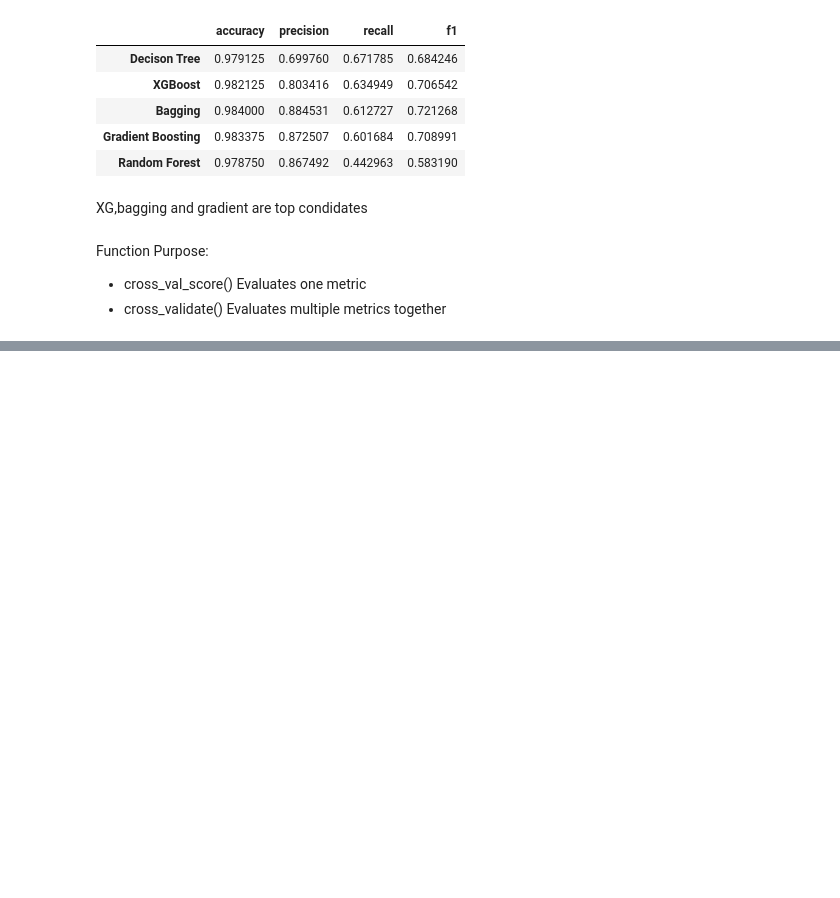
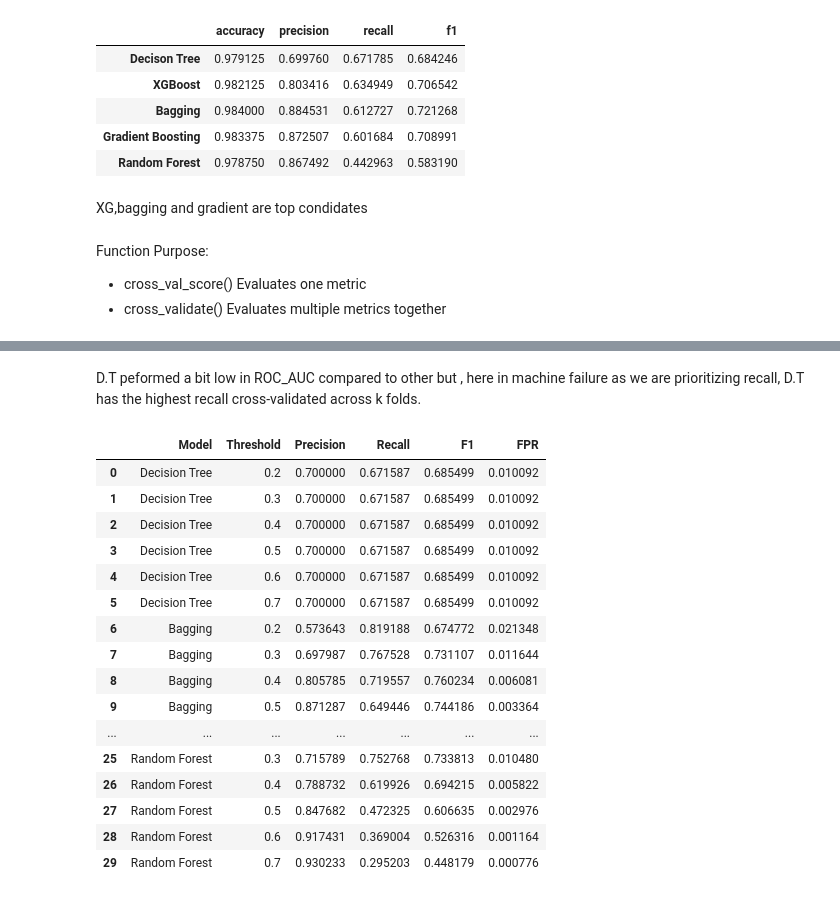
Before and after one commit to VivekXplore/PulseMachine, a Jupyter notebook: EDA/03_correct.ipynb, the cells around one changed output, grey strips where cells are left out. Cells and saved outputs as stored; diff of their text form; code cells hidden in the pictures; blank space fills up the shorter version.

```diff
--- a/EDA/03_correct.ipynb
+++ b/EDA/03_correct.ipynb
@@ -798,0 +809,80 @@ we want to get down to top right region , where both precision and recall are ma
+# %% [markdown]
+D.T peformed a bit low in ROC_AUC compared to other but , here in machine failure as we are prioritizing recall, D.T has the highest recall cross-validated across k folds.
+# %%
+# threshold comparison of models at diffrent thresholds
+
+from sklearn.model_selection import cross_val_predict
+from sklearn.metrics import (
+    precision_score,
+    recall_score,
+    f1_score,
+    confusion_matrix
+)
+
+selected_models = {
+    'Decision Tree': dt_pipe,
+    'Bagging': bag_pipe,
+    'Gradient Boosting': gb_pipe,
+    'XGBoost': xg_pipe,
+    'Random Forest':rf_pipe
+}
+
+thresholds = [0.2, 0.3, 0.4, 0.5, 0.6, 0.7]
+
+threshold_results = []
+
+for name, model in selected_models.items():
+
+    y_proba = cross_val_predict(
+        model,
+        X_train,
+        y_train,
+        cv=cv,
+        method='predict_proba',
+        n_jobs=-1
+    )[:, 1] #  [:, 1] selects the probability of class 1, which is machine failure.
+
+    for threshold in thresholds:
+
+        y_pred = (y_proba >= threshold).astype(int)
+
+        ''' if y_proba = [0.15, 0.35, 0.48, 0.65, 0.90]
+            threshold = 0.5 => if equal of greater to 0.5 then only failure.
+            then it will generate f,f,f,t,t,
+
+            then from .astype we do type casting to int and it become: 0 0 0 1 1 '''
+
+        tn, fp, fn, tp = confusion_matrix(
+            y_train, y_pred,
+        ).ravel()
+
+        threshold_results.append({
+            'Model': name,
+            'Threshold': threshold,
+            'Precision': precision_score(y_train, y_pred, zero_division=0),
+            'Recall': recall_score(y_train, y_pred),
+            'F1': f1_score(y_train, y_pred, zero_division=0),
+            'FPR': fp / (fp + tn)
+        })
+
+threshold_df = pd.DataFrame(threshold_results)
+
+threshold_df
+# %% [output]
+|  | Model | Threshold | Precision | Recall | F1 | FPR |
+| 0 | Decision Tree | 0.2 | 0.700000 | 0.671587 | 0.685499 | 0.010092 |
+| 1 | Decision Tree | 0.3 | 0.700000 | 0.671587 | 0.685499 | 0.010092 |
+| 2 | Decision Tree | 0.4 | 0.700000 | 0.671587 | 0.685499 | 0.010092 |
+| 3 | Decision Tree | 0.5 | 0.700000 | 0.671587 | 0.685499 | 0.010092 |
+| 4 | Decision Tree | 0.6 | 0.700000 | 0.671587 | 0.685499 | 0.010092 |
+| 5 | Decision Tree | 0.7 | 0.700000 | 0.671587 | 0.685499 | 0.010092 |
+| 6 | Bagging | 0.2 | 0.573643 | 0.819188 | 0.674772 | 0.021348 |
+| 7 | Bagging | 0.3 | 0.697987 | 0.767528 | 0.731107 | 0.011644 |
+| 8 | Bagging | 0.4 | 0.805785 | 0.719557 | 0.760234 | 0.006081 |
+| 9 | Bagging | 0.5 | 0.871287 | 0.649446 | 0.744186 | 0.003364 |
+| ... | ... | ... | ... | ... | ... | ... |
+| 25 | Random Forest | 0.3 | 0.715789 | 0.752768 | 0.733813 | 0.010480 |
+| 26 | Random Forest | 0.4 | 0.788732 | 0.619926 | 0.694215 | 0.005822 |
+| 27 | Random Forest | 0.5 | 0.847682 | 0.472325 | 0.606635 | 0.002976 |
+| 28 | Random Forest | 0.6 | 0.917431 | 0.369004 | 0.526316 | 0.001164 |
+| 29 | Random Forest | 0.7 | 0.930233 | 0.295203 | 0.448179 | 0.000776 |
```
Also changed, not shown: parts of 29 cells of this notebook.
